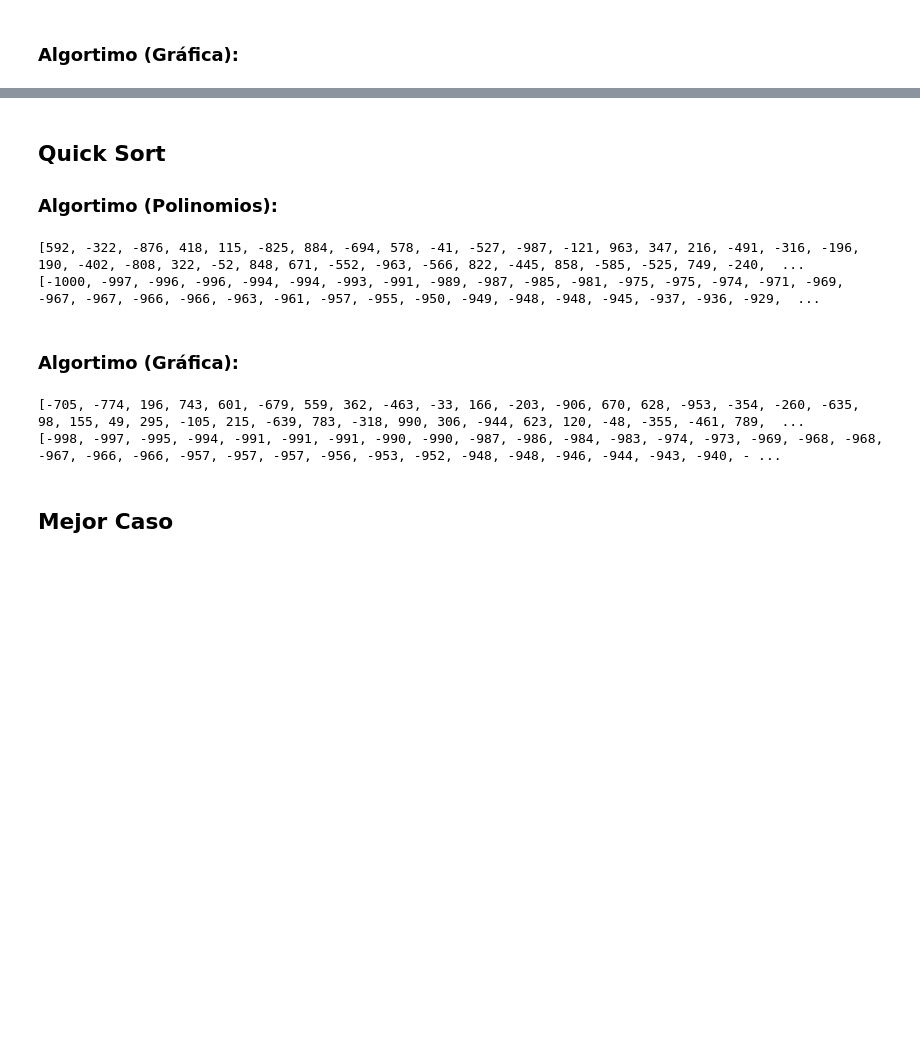
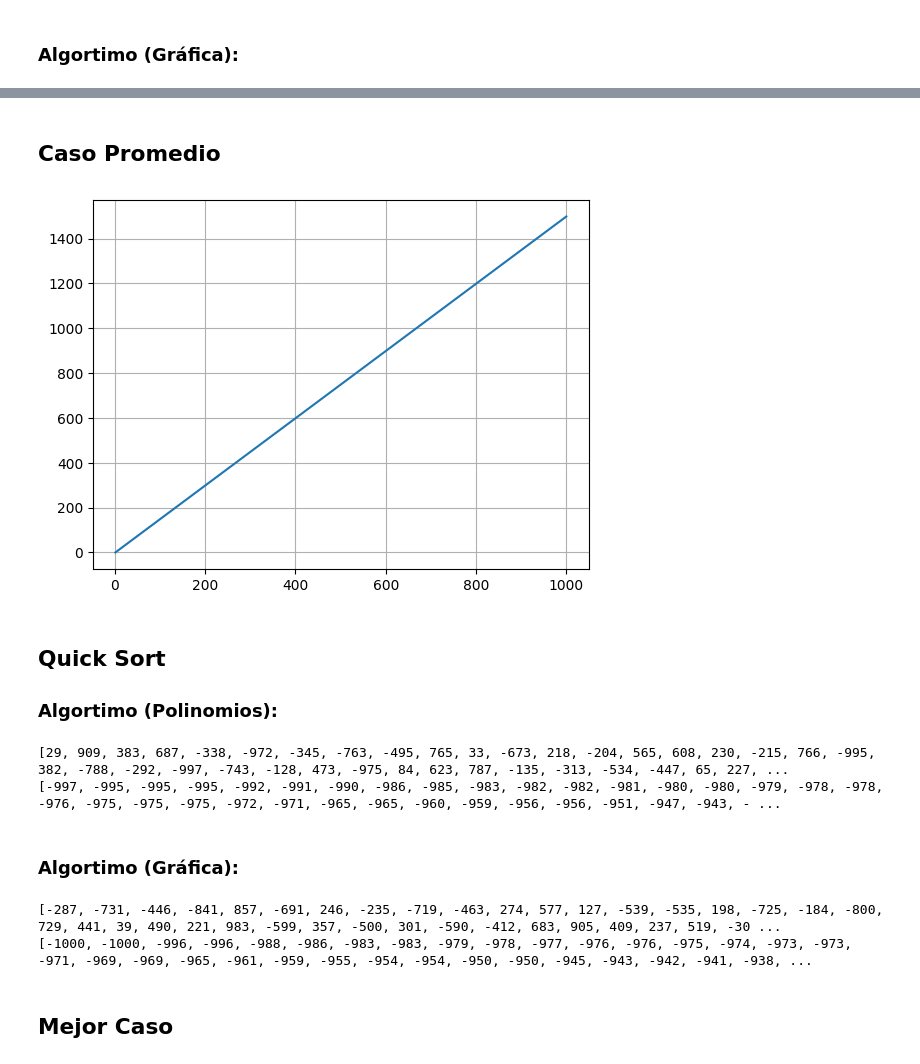
Before and after one commit to amglezb/EDA-II, a Jupyter notebook: GONZALEZ_BARRAGAN-PRACTICA_2/practica2.ipynb, the cells around one changed output, grey strips where cells are left out. Drawn from its saved outputs; the diff is of its cells as text; code cells hidden in the pictures; blank space fills up the shorter version.

```diff
--- a/GONZALEZ_BARRAGAN-PRACTICA_2/practica2.ipynb
+++ b/GONZALEZ_BARRAGAN-PRACTICA_2/practica2.ipynb
@@ -114,9 +121,24 @@ print(arr)
+# %% [markdown]
+## **Caso Promedio**
+# %%
+x = []
+y = []
+arr = []
+
+for i in range(MAX):
+    arr.append(random.randint(-1000, 1000))
+    y.append(heap_sort_g(arr, 0))
+    x.append(len(arr))
+
+plt.plot(x, y)
+plt.grid(True)
+plt.show()
+# %% [output]
+[figure, added]
 # %% [markdown]
 ## **Quick Sort**
 ### **Algortimo** (Polinomios):
 # %%
-MAX = 1000
-
 def quick_sort_exe(arr, p):
     quick_sort(arr, 0, len(arr) - 1, p)
 
@@ -153,8 +175,8 @@ print(arr)
 quick_sort_exe(arr, 1)
 print(arr)
 # %% [output]
-[592, -322, -876, 418, 115, -825, 884, -694, 578, -41, -527, -987, -121, 963, 347, 216, -491, -316, -196, 190, -402, -808, 322, -52, 848, 671, -552, -963, -566, 822, -445, 858, -585, -525, 749, -240,  ...
-[-1000, -997, -996, -996, -994, -994, -993, -991, -989, -987, -985, -981, -975, -975, -974, -971, -969, -967, -967, -966, -966, -963, -961, -957, -955, -950, -949, -948, -948, -945, -937, -936, -929,  ...
+[29, 909, 383, 687, -338, -972, -345, -763, -495, 765, 33, -673, 218, -204, 565, 608, 230, -215, 766, -995, 382, -788, -292, -997, -743, -128, 473, -975, 84, 623, 787, -135, -313, -534, -447, 65, 227, ...
+[-997, -995, -995, -995, -992, -991, -990, -986, -985, -983, -982, -982, -981, -980, -980, -979, -978, -978, -976, -975, -975, -975, -972, -971, -965, -965, -960, -959, -956, -956, -951, -947, -943, - ...
 # %% [markdown]
 ### **Algortimo** (Gráfica):
 # %%
@@ -167,10 +189,8 @@ def quick_sort_g(arr, low, high, p, times):
             pivot = arr[(low + high) // 2]
         else:
             pivot = arr[low]
-
         i = low - 1
         j = high + 1
-
         while i < j:
             i += 1
             while arr[i] < pivot:
@@ -180,9 +200,11 @@ def quick_sort_g(arr, low, high, p, times):
             while arr[j] > pivot:
                 j -= 1
                 times += 1
+            if i < j:
+                temp = arr[i]
+                arr[i] = arr[j]
+                arr[j] = temp
             times += 1
-            if i < j:
-                arr[i], arr[j] = arr[j], arr[i]
 
         pivot_index = j
 
@@ -199,8 +221,8 @@ print(arr)
 quick_sort_exe_g(arr, 1)
 print(arr)
 # %% [output]
-[-705, -774, 196, 743, 601, -679, 559, 362, -463, -33, 166, -203, -906, 670, 628, -953, -354, -260, -635, 98, 155, 49, 295, -105, 215, -639, 783, -318, 990, 306, -944, 623, 120, -48, -355, -461, 789,  ...
-[-998, -997, -995, -994, -991, -991, -991, -990, -990, -987, -986, -984, -983, -974, -973, -969, -968, -968, -967, -966, -966, -957, -957, -957, -956, -953, -952, -948, -948, -946, -944, -943, -940, - ...
+[-287, -731, -446, -841, 857, -691, 246, -235, -719, -463, 274, 577, 127, -539, -535, 198, -725, -184, -800, 729, 441, 39, 490, 221, 983, -599, 357, -500, 301, -590, -412, 683, 905, 409, 237, 519, -30 ...
+[-1000, -1000, -996, -996, -988, -986, -983, -983, -979, -978, -977, -976, -976, -975, -974, -973, -973, -971, -969, -969, -965, -961, -959, -955, -954, -954, -950, -950, -945, -943, -942, -941, -938, ...
 # %% [markdown]
 ## **Mejor Caso**
 # %%
```
Also changed, not shown: parts of 8 cells of this notebook.
